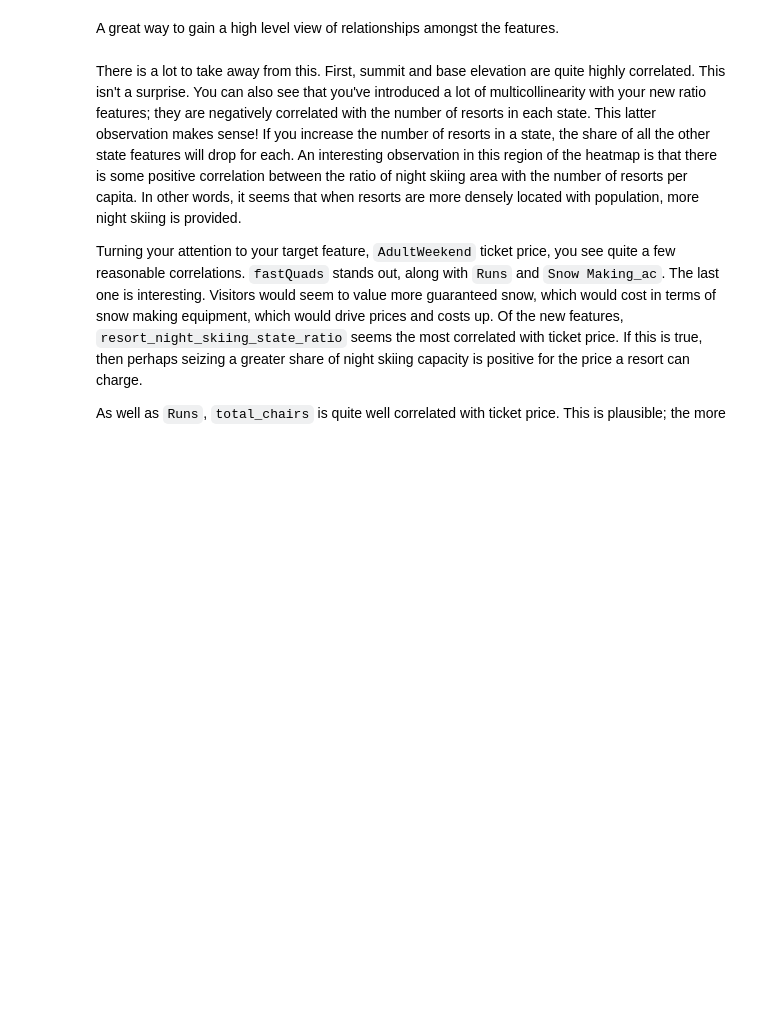
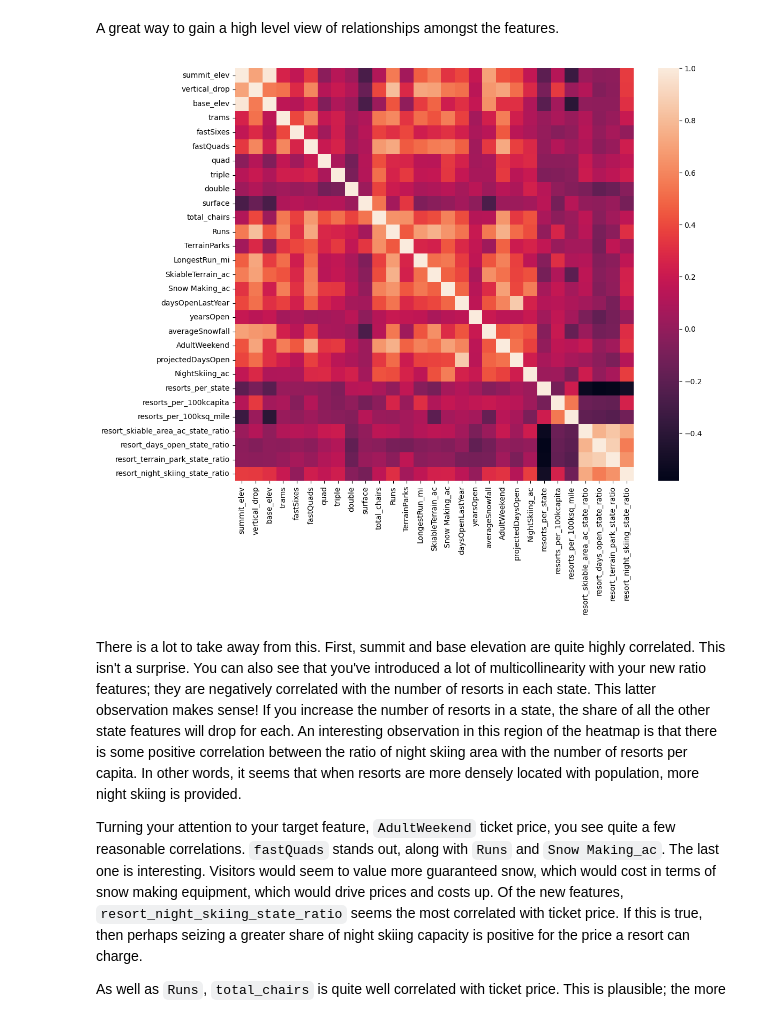
Before and after one commit to sanjaypatel16/DataScienceGCapstone, a Jupyter notebook: Notebooks/03_exploratory_data_analysis.ipynb, the cells around one changed output. Drawn from its saved outputs; the diff is of its cells as text; code cells hidden in the pictures; blank space fills up the shorter version.

```diff
--- a/Notebooks/03_exploratory_data_analysis.ipynb
+++ b/Notebooks/03_exploratory_data_analysis.ipynb
@@ -870,9 +889,11 @@ A great way to gain a high level view of relationships amongst the features.
 # %%
 #Code task 12#
 #Show a seaborn heatmap of correlations in ski_data
 #Hint: call pandas' `corr()` method on `ski_data` and pass that into `sns.heatmap`
 plt.subplots(figsize=(12,10))
-sns.___(ski_data.___);
+sns.heatmap(ski_data.select_dtypes(include=np.number).corr());
+# %% [output]
+[figure, added]
 # %% [markdown]
 There is a lot to take away from this. First, summit and base elevation are quite highly correlated. This isn't a surprise. You can also see that you've introduced a lot of multicollinearity with your new ratio features; they are negatively correlated with the number of resorts in each state. This latter observation makes sense! If you increase the number of resorts in a state, the share of all the other state features will drop for each. An interesting observation in this region of the heatmap is that there is some positive correlation between the ratio of night skiing area with the number of resorts per capita. In other words, it seems that when resorts are more densely located with population, more night skiing is provided.
 
```
Also changed, not shown: parts of 11 cells of this notebook, 1 other file.
